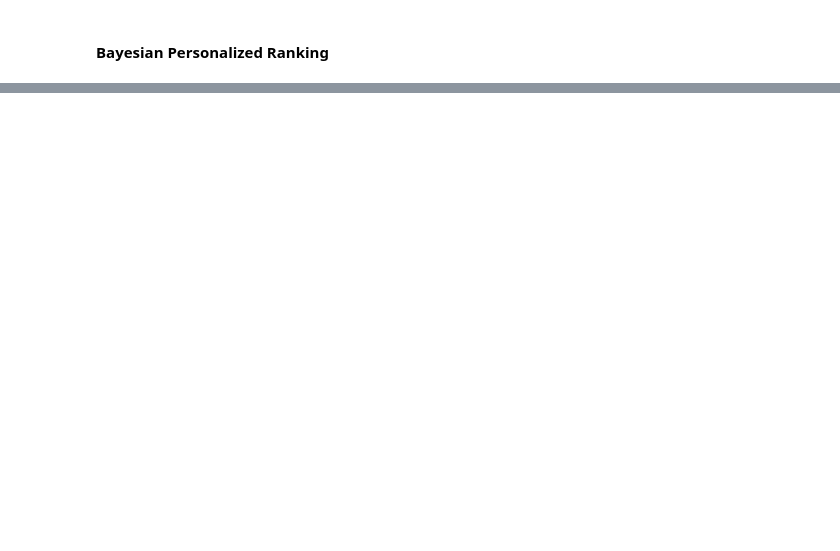
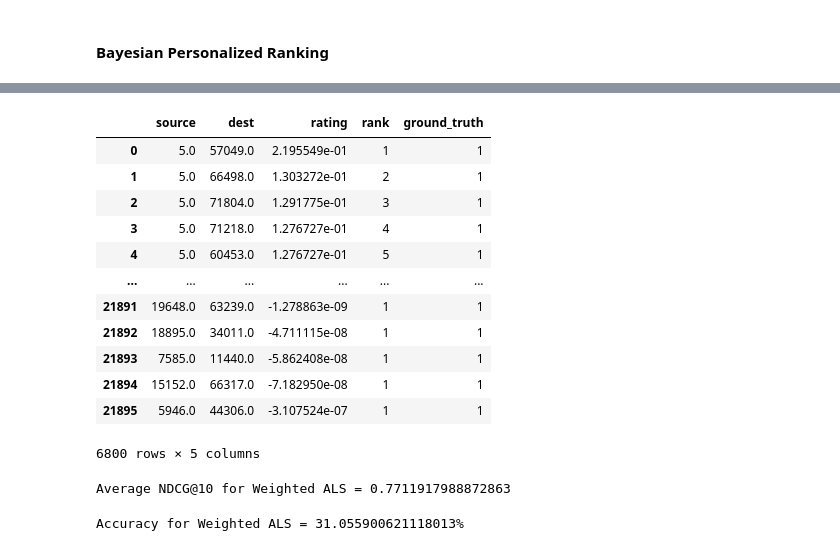
Before and after one commit to EduardVergesFranch/COVID_SEARCHENGINE, a Jupyter notebook: notebook/RQ3_LinkAnalysis.ipynb, the cells around one changed output, grey strips where cells are left out. Saved outputs shown, nothing was run; the diff lists cells and outputs as text; code cells hidden in the pictures; blank space fills up the shorter version.

```diff
--- a/RQ3_Graph.ipynb
+++ b/notebook/RQ3_LinkAnalysis.ipynb
@@ -986,0 +1053,4 @@ Accuracy for Bayesian Personalized Pagerank = 26.006008739985432%
+# %%
+# generate the predictions
+df_w_als = pd.DataFrame(columns=['source', 'dest', 'rating'])
+df_w_als = predict_ALS(df_w_als, potential_recommendation_dict, model)
@@ -986,0 +1075,24 @@ Accuracy for Bayesian Personalized Pagerank = 26.006008739985432%
+# %%
+# Store only top 10 recommendation for each source node
+topk = 10
+topk_w_als = obtain_topk(df_w_als, topk)
+# %%
+topk_w_als.reset_index(inplace=True, drop=True)
+# %%
+topk_w_als_gt = include_ground_truth(topk_w_als, ground_truth)
+# %%
+topk_w_als_gt[topk_w_als_gt['ground_truth']==1]
+# %% [output]
+|  | source | dest | rating | rank | ground_truth |
+| 0 | 5.0 | 57049.0 | 2.195549e-01 | 1 | 1 |
+| 1 | 5.0 | 66498.0 | 1.303272e-01 | 2 | 1 |
+| 2 | 5.0 | 71804.0 | 1.291775e-01 | 3 | 1 |
+| 3 | 5.0 | 71218.0 | 1.276727e-01 | 4 | 1 |
+| 4 | 5.0 | 60453.0 | 1.276727e-01 | 5 | 1 |
+| ... | ... | ... | ... | ... | ... |
+| 21891 | 19648.0 | 63239.0 | -1.278863e-09 | 1 | 1 |
+| 21892 | 18895.0 | 34011.0 | -4.711115e-08 | 1 | 1 |
+| 21893 | 7585.0 | 11440.0 | -5.862408e-08 | 1 | 1 |
+| 21894 | 15152.0 | 66317.0 | -7.182950e-08 | 1 | 1 |
+| 21895 | 5946.0 | 44306.0 | -3.107524e-07 | 1 | 1 |
+6800 rows × 5 columns
@@ -986,0 +1101,9 @@ Accuracy for Bayesian Personalized Pagerank = 26.006008739985432%
+# %%
+k = 10
+print("Average NDCG@{} for Weighted ALS = {}".format(k, avg_ndcg_at_k(topk_w_als_gt, k)))
+# %% [output]
+Average NDCG@10 for Weighted ALS = 0.7711917988872863
+# %%
+print("Accuracy for Weighted ALS = {}%".format(compute_accuracy(topk_w_als_gt)))
+# %% [output]
+Accuracy for Weighted ALS = 31.055900621118013%
```
Also changed, not shown: parts of 37 cells of this notebook, 1 other file.
